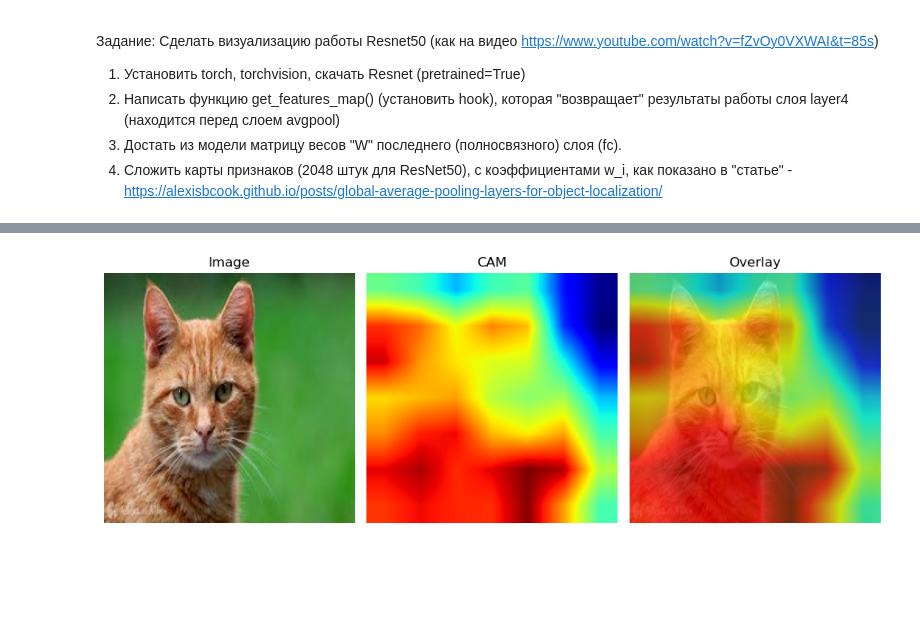
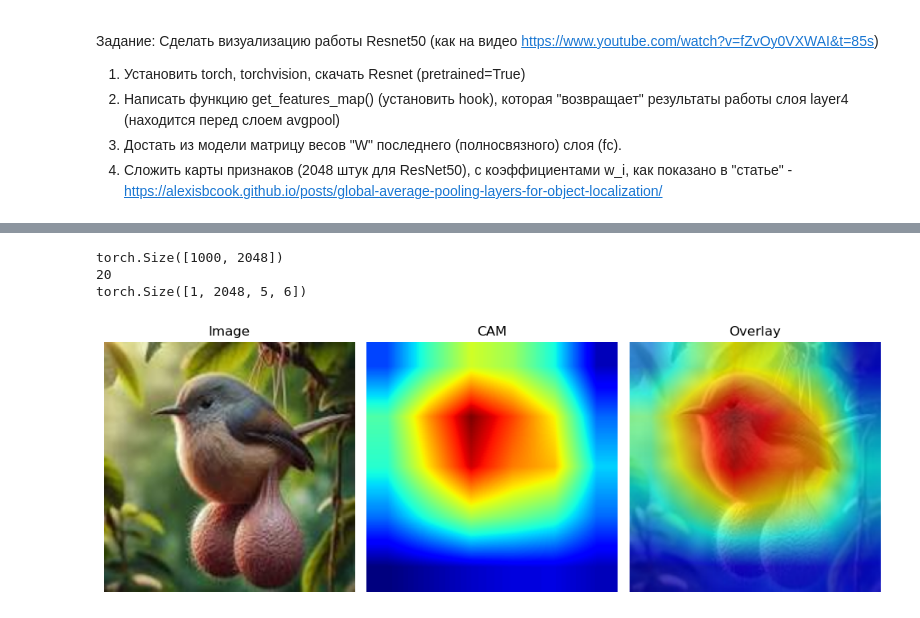
Before and after one commit to cyberpsychozz/NSU_studying-IIR, a Jupyter notebook: 2_course/2_sem/PAC/Laboratory_15/15_CNN_architectures.ipynb, the cells around one changed output, grey strips where cells are left out. Saved outputs shown, nothing was run; the diff lists cells and outputs as text; code cells hidden in the pictures; blank space fills up the shorter version.

```diff
--- a/2_course/2_sem/PAC/Laboratory_15/15_CNN_architectures.ipynb
+++ b/2_course/2_sem/PAC/Laboratory_15/15_CNN_architectures.ipynb
@@ -207,11 +226,13 @@ import matplotlib.pyplot as plt
 import cv2
 import numpy as np
 
+
 model = models.resnet50(pretrained = True)
 model.eval()
 
 W = model.fc.weight
 b = model.fc.bias
+print(W.shape)
 
 activation = {}
 def get_layer4(module, input, output):
@@ -220,8 +241,9 @@ def get_layer4(module, input, output):
 handle = model.layer4.register_forward_hook(get_layer4)
 
 transform = transforms.Compose([
-    transforms.Resize(256),
-    transforms.CenterCrop(224),
+    # transforms.Resize(256),
+    # transforms.CenterCrop(224),
+    # transforms.RandomRotation
     transforms.ToTensor(),
     transforms.Normalize(
        mean=[0.485, 0.456, 0.406],
@@ -229,7 +251,7 @@ transform = transforms.Compose([
     )
 ])
 
-img = Image.open("cat.jpeg").convert("RGB")
+img = Image.open("bird.jpeg").convert("RGB")
 x = transform(img).unsqueeze(0)
 
 with torch.no_grad():
@@ -237,34 +259,38 @@ with torch.no_grad():
     prob = F.softmax(res, dim=1)
     pred = prob.argmax(dim=1).item()
 
+print(pred)
+
 heat = activation["layer4"]
 handle.remove()
 
 w = W[pred].unsqueeze(0)
 w = w.unsqueeze(2).unsqueeze(3)
 
-cam = (w * heat).sum(dim=1, keepdim = True)
+print(heat.shape)
+cam = F.relu((w * heat).sum(dim=1, keepdim = True))
 
 cam_resized = F.interpolate(cam, size=(224, 224), mode="bilinear", align_corners=False)
 cam_resized = cam_resized.squeeze().detach().cpu().numpy()
 
-
-cam_resized -= cam_resized.min()
 cam_resized /= (cam_resized.max() + 1e-8)
 
 heatmap = (cam_resized * 255).astype(np.uint8)
 heatmap = cv2.applyColorMap(heatmap, cv2.COLORMAP_JET)[:, :, ::-1]
 
 img_orig = np.array(img.resize((224, 224)))
 
 
 overlay = (0.7 * heatmap + 0.3 * img_orig).astype(np.uint8)
 
 plt.figure(figsize=(10,4))
 plt.subplot(1,3,1); plt.title("Image"); plt.imshow(img_orig); plt.axis("off")
 plt.subplot(1,3,2); plt.title("CAM");   plt.imshow(cam_resized, cmap="jet"); plt.axis("off")
 plt.subplot(1,3,3); plt.title("Overlay"); plt.imshow(overlay); plt.axis("off")
 plt.tight_layout()
 plt.show()
 # %% [output]
+torch.Size([1000, 2048])
+20
+torch.Size([1, 2048, 5, 6])
-[figure, old version]
+[figure, new version]
```
Also changed, not shown: parts of 2 cells of this notebook, 3 other files.
